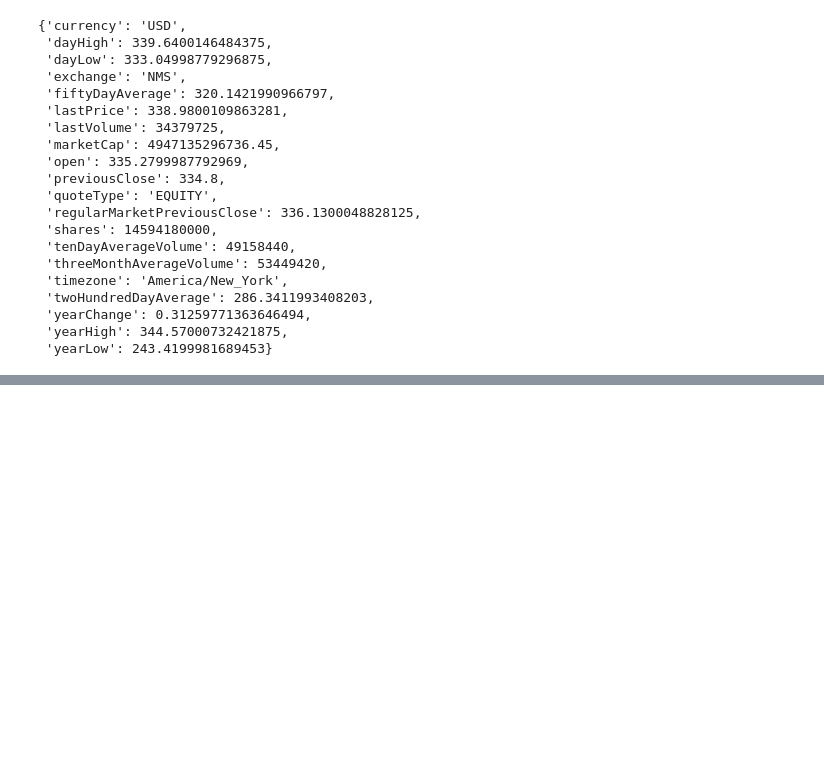
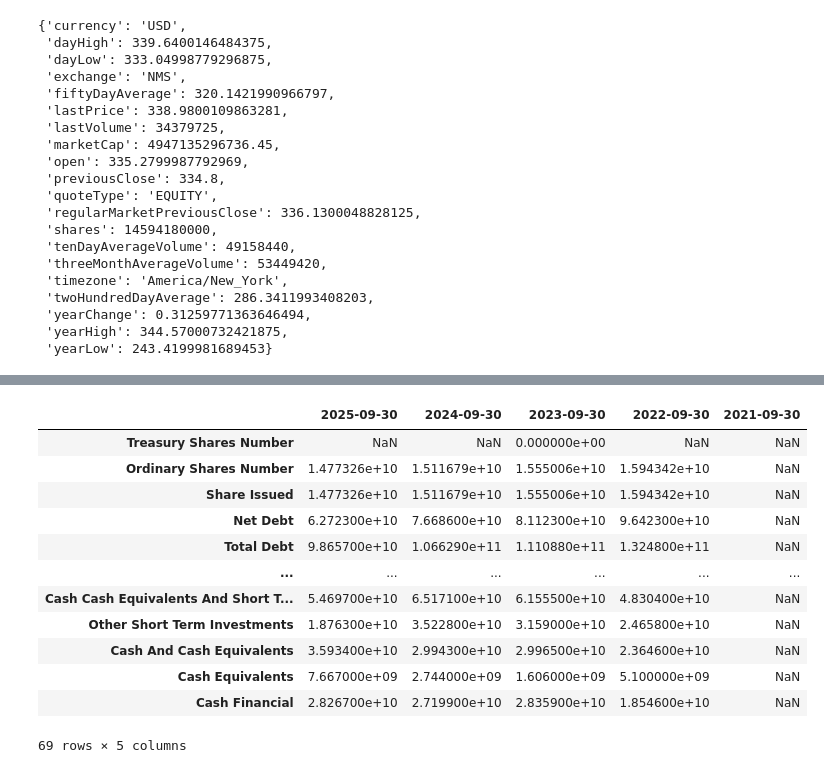
Before and after one commit to dzima22/Quant_Core, a Jupyter notebook: Data/Services/test.ipynb, the cells around one changed output, grey strips where cells are left out. Cells and saved outputs as stored; diff of their text form; code cells hidden in the pictures; blank space fills up the shorter version.

```diff
--- a/Data/Services/test.ipynb
+++ b/Data/Services/test.ipynb
@@ -76,0 +98,16 @@ dict(ticker.fast_info)
+# %%
+ticker.balance_sheet
+# %% [output]
+|  | 2025-09-30 | 2024-09-30 | 2023-09-30 | 2022-09-30 | 2021-09-30 |
+| Treasury Shares Number | NaN | NaN | 0.000000e+00 | NaN | NaN |
+| Ordinary Shares Number | 1.477326e+10 | 1.511679e+10 | 1.555006e+10 | 1.594342e+10 | NaN |
+| Share Issued | 1.477326e+10 | 1.511679e+10 | 1.555006e+10 | 1.594342e+10 | NaN |
+| Net Debt | 6.272300e+10 | 7.668600e+10 | 8.112300e+10 | 9.642300e+10 | NaN |
+| Total Debt | 9.865700e+10 | 1.066290e+11 | 1.110880e+11 | 1.324800e+11 | NaN |
+| ... | ... | ... | ... | ... | ... |
+| Cash Cash Equivalents And Short T... | 5.469700e+10 | 6.517100e+10 | 6.155500e+10 | 4.830400e+10 | NaN |
+| Other Short Term Investments | 1.876300e+10 | 3.522800e+10 | 3.159000e+10 | 2.465800e+10 | NaN |
+| Cash And Cash Equivalents | 3.593400e+10 | 2.994300e+10 | 2.996500e+10 | 2.364600e+10 | NaN |
+| Cash Equivalents | 7.667000e+09 | 2.744000e+09 | 1.606000e+09 | 5.100000e+09 | NaN |
+| Cash Financial | 2.826700e+10 | 2.719900e+10 | 2.835900e+10 | 1.854600e+10 | NaN |
+69 rows × 5 columns
```
Also changed, not shown: parts of 1 cell of this notebook, 23 other files.
